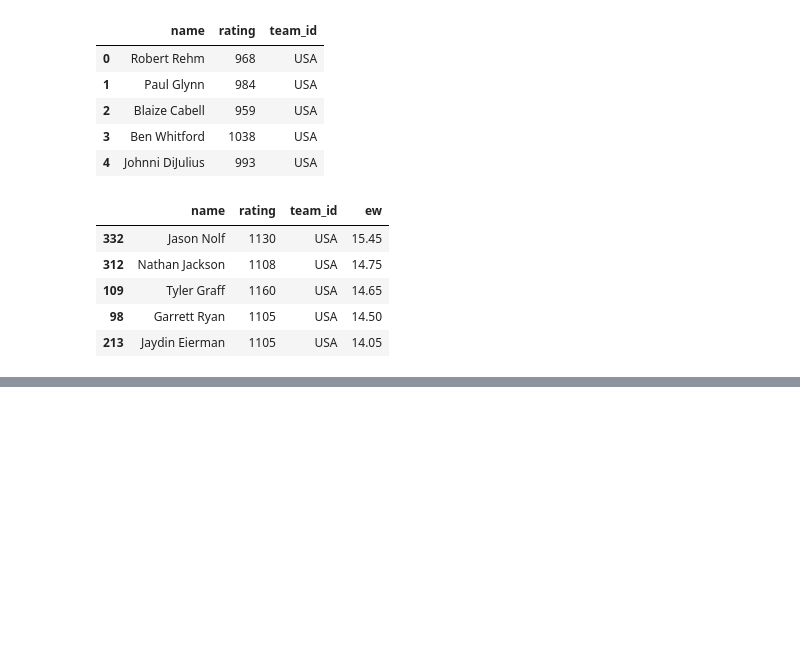
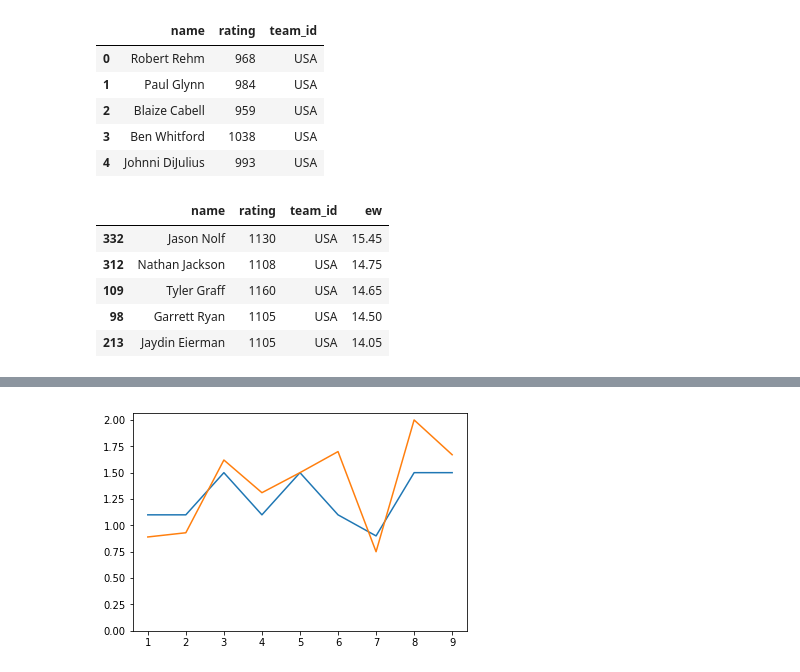
Before and after one commit to nanthony007/VeritasWrestlingSystems, a Jupyter notebook: collection/analysis/Analysis.ipynb, the cells around one changed output, grey strips where cells are left out. Saved outputs shown, nothing was run; the diff lists cells and outputs as text; code cells hidden in the pictures; blank space fills up the shorter version.

```diff
--- a/collection/analysis/Analysis.ipynb
+++ b/collection/analysis/Analysis.ipynb
@@ -40,0 +69,11 @@ wrestlers.sort_values('ew', ascending=False).head()
+# %%
+# npf time graph
+# use this graph with the results graph
+# add results line for comparison?
+plt.plot(list(range(1,len(fm)+1)), fm.num_result)
+plt.plot(list(range(1,len(fm)+1)), fm.npf)
+plt.xticks(range(1, len(fm)+1), [str(i) for i in range(1, len(fm)+1)])
+plt.yticks(np.arange(0,2.25,step=0.25))
+plt.show()
+# %% [output]
+[figure, added]
```
Also changed, not shown: parts of 8 cells of this notebook, 2 other files.
